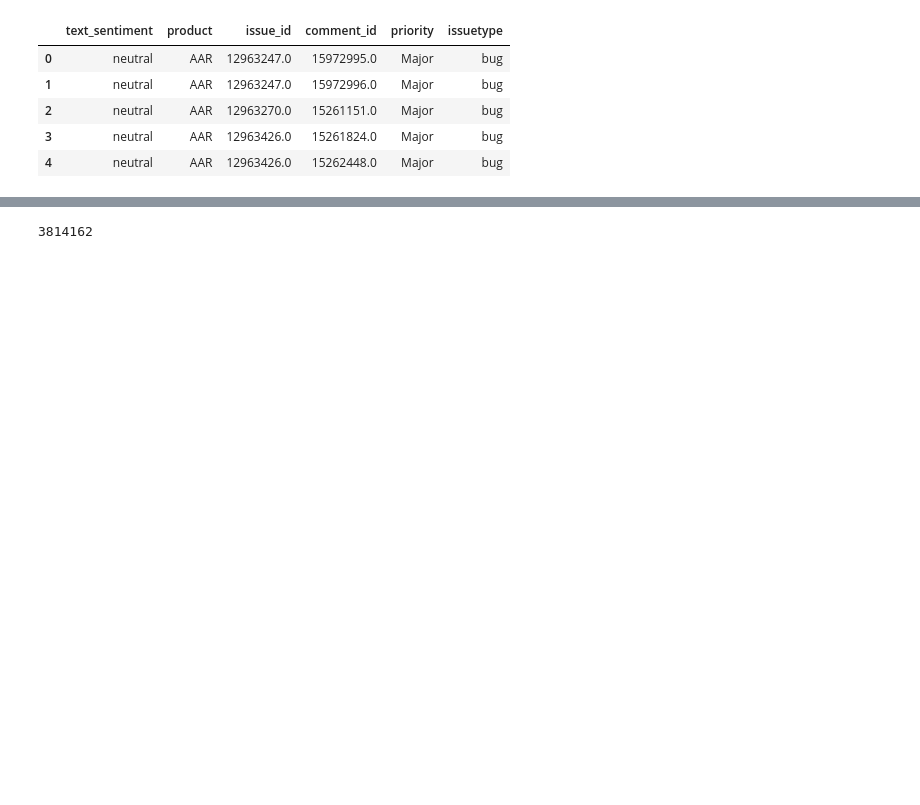
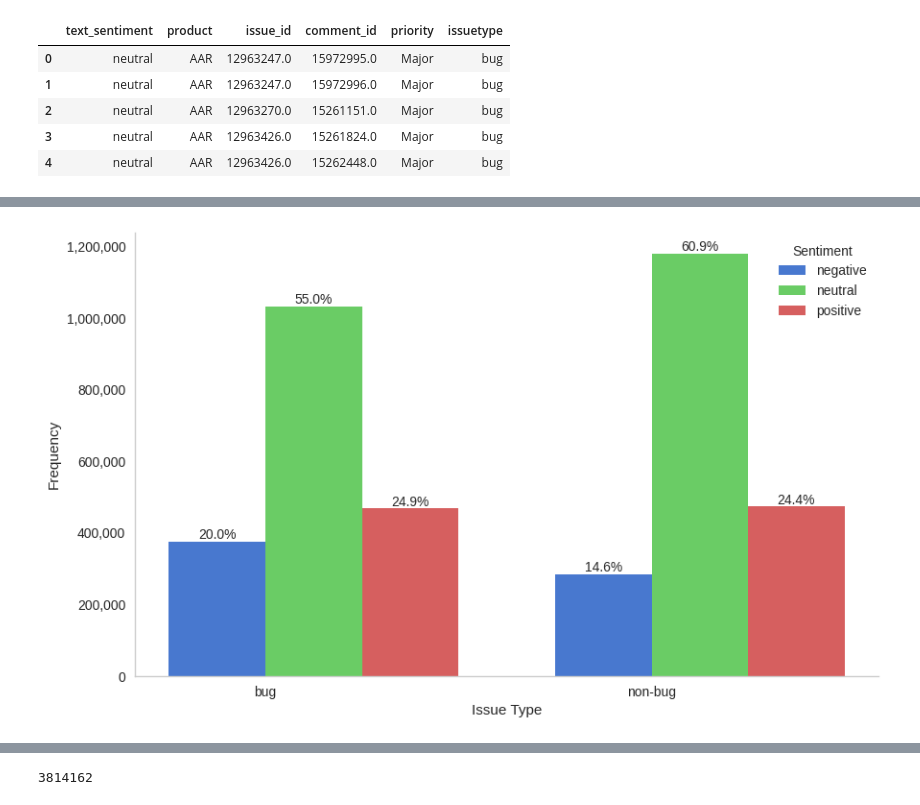
Before and after one commit to raianmr/seBERT, a Jupyter notebook: notebooks/RQs.ipynb, the cells around one changed output, grey strips where cells are left out. Drawn from its saved outputs; the diff is of its cells as text; code cells hidden in the pictures; blank space fills up the shorter version.

```diff
--- a/notebooks/RQs.ipynb
+++ b/notebooks/RQs.ipynb
@@ -16,0 +41,36 @@ rq34.head()
+# %%
+grouped = rq34.groupby(['issuetype', 'text_sentiment']).size().unstack(fill_value=0)
+grouped_percent = grouped.div(grouped.sum(axis=1), axis=0) * 100
+
+plt.figure(figsize=(10, 6))
+
+sentiments = grouped.columns
+issue_types = grouped.index
+
+bar_width = 0.25
+bar_positions = list(range(len(issue_types)))
+
+for i, sentiment in enumerate(sentiments):
+    offset = i * bar_width - bar_width / 2
+
+    bars = plt.bar([pos + offset for pos in bar_positions], grouped[sentiment], width=bar_width, label=sentiment)
+
+    for bar, pct in zip(bars, grouped_percent[sentiment]):
+        plt.text(bar.get_x() + bar.get_width() / 2, bar.get_height() + 1, f'{pct:.1f}%', ha='center', va='bottom', fontsize=10)
+
+
+# Customize plot
+plt.xlabel('Issue Type')
+plt.ylabel('Frequency')
+# plt.title('Sentiment Frequencies by Issue Type')
+plt.xticks(bar_positions, issue_types)
+plt.legend(title='Sentiment', loc='upper right')
+plt.gca().spines['top'].set_visible(False)
+plt.gca().spines['right'].set_visible(False)
+plt.gca().get_xaxis().tick_bottom()
+plt.gca().get_yaxis().tick_left()
+plt.gca().get_yaxis().set_major_formatter(FuncFormatter(lambda x, p: format(int(x), ',')))
+plt.grid(False)
+plt.show()
+# %% [output]
+[figure, added]
```
Also changed, not shown: parts of 20 cells of this notebook.
